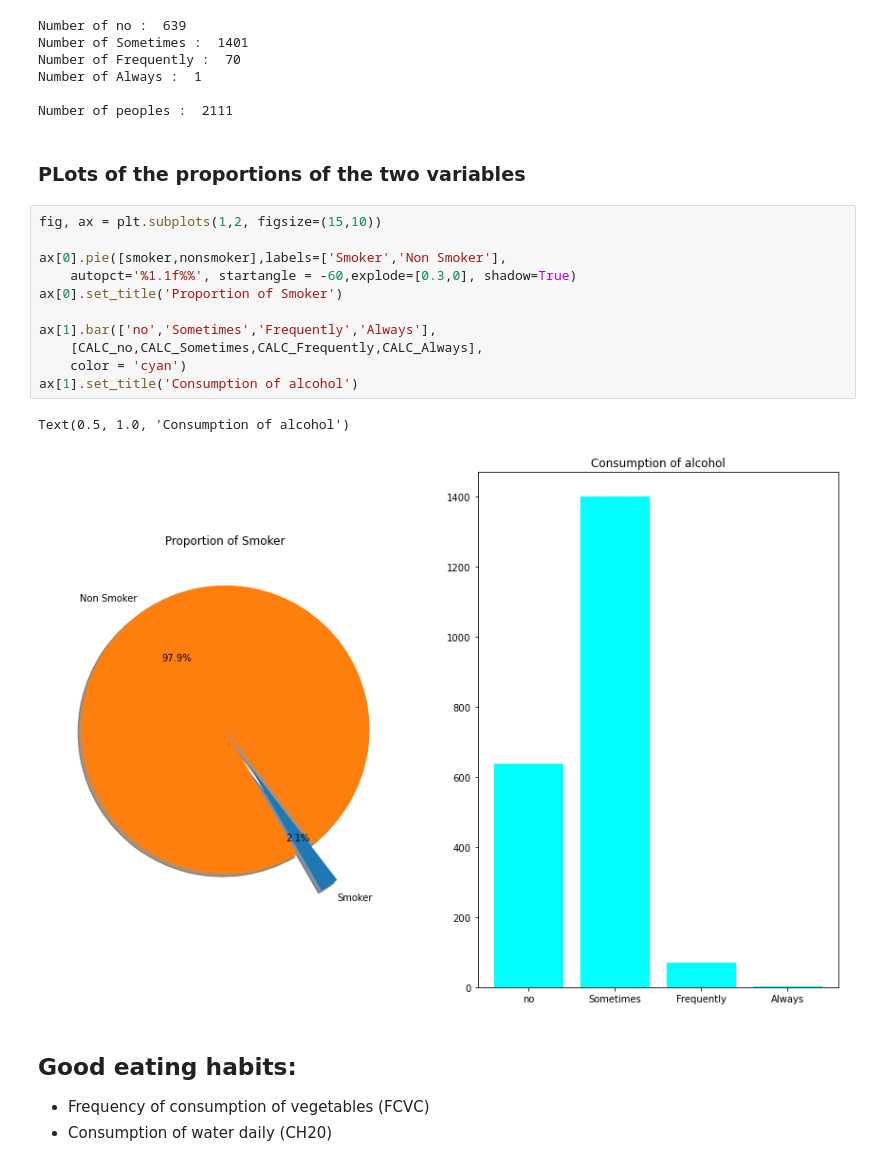
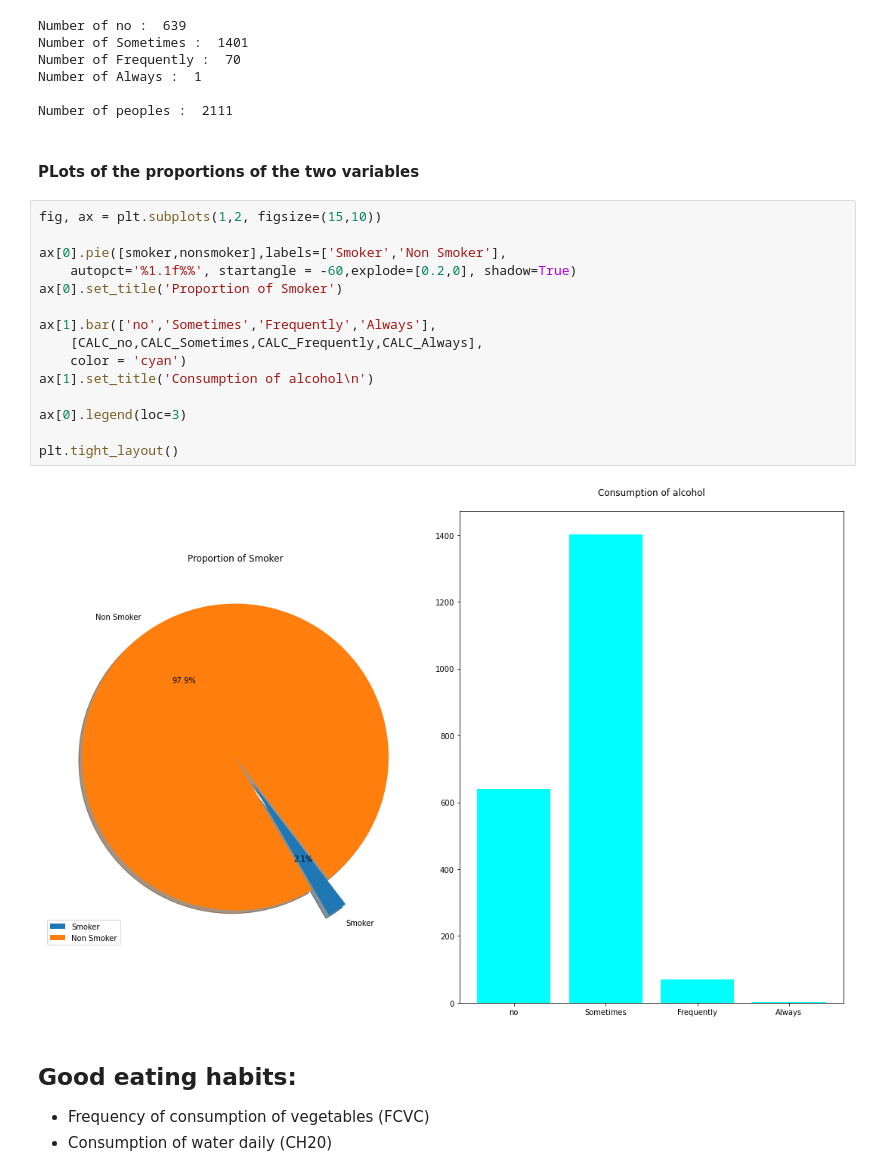
Before and after one commit to Leodespt/Projet_Python, a Jupyter notebook: Projet_Groupes.ipynb, the cells around one changed output. Cells and saved outputs as stored; diff of their text form.

```diff
--- a/Projet_Groupes.ipynb
+++ b/Projet_Groupes.ipynb
@@ -50,21 +50,24 @@ Number of Always :  1
 
 Number of peoples :  2111
 # %% [markdown]
-### PLots of the proportions of the two variables
+#### PLots of the proportions of the two variables
 # %%
 fig, ax = plt.subplots(1,2, figsize=(15,10))
 
 ax[0].pie([smoker,nonsmoker],labels=['Smoker','Non Smoker'],
-    autopct='%1.1f%%', startangle = -60,explode=[0.3,0], shadow=True)
+    autopct='%1.1f%%', startangle = -60,explode=[0.2,0], shadow=True)
 ax[0].set_title('Proportion of Smoker')
 
 ax[1].bar(['no','Sometimes','Frequently','Always'],
     [CALC_no,CALC_Sometimes,CALC_Frequently,CALC_Always],
     color = 'cyan')
-ax[1].set_title('Consumption of alcohol')
+ax[1].set_title('Consumption of alcohol\n')
+
+ax[0].legend(loc=3)
+
+plt.tight_layout()
 # %% [output]
-Text(0.5, 1.0, 'Consumption of alcohol')
-[figure, old version]
+[figure, new version]
 # %% [markdown]
 ## Good eating habits:
 * Frequency of consumption of vegetables (FCVC)
```
Also changed, not shown: parts of 23 cells of this notebook.
